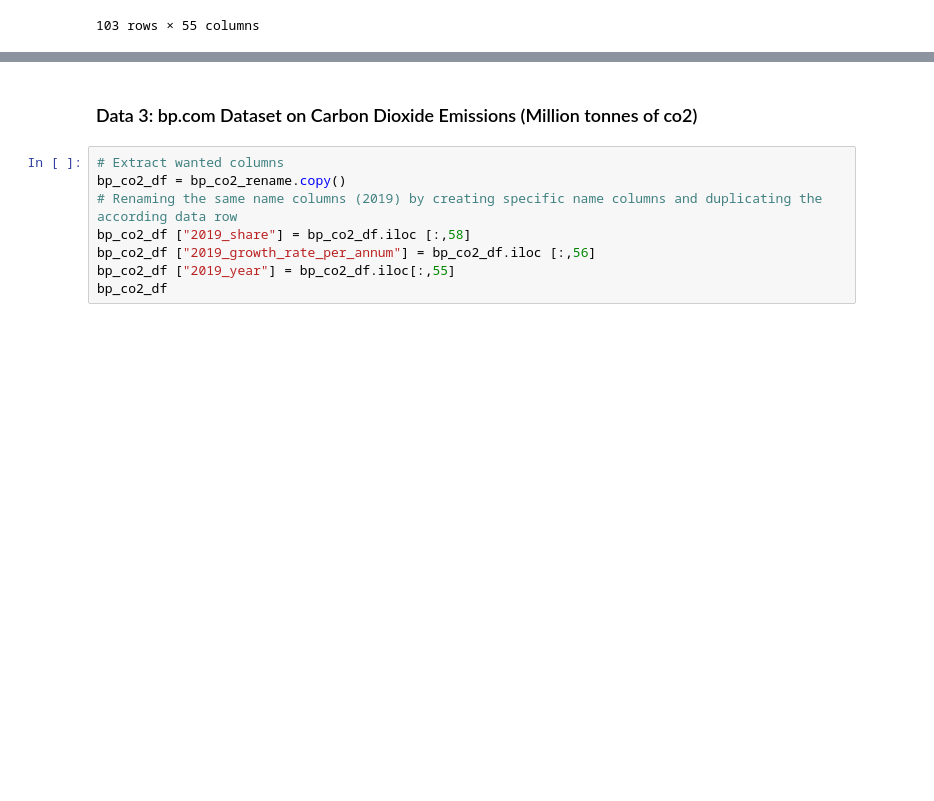
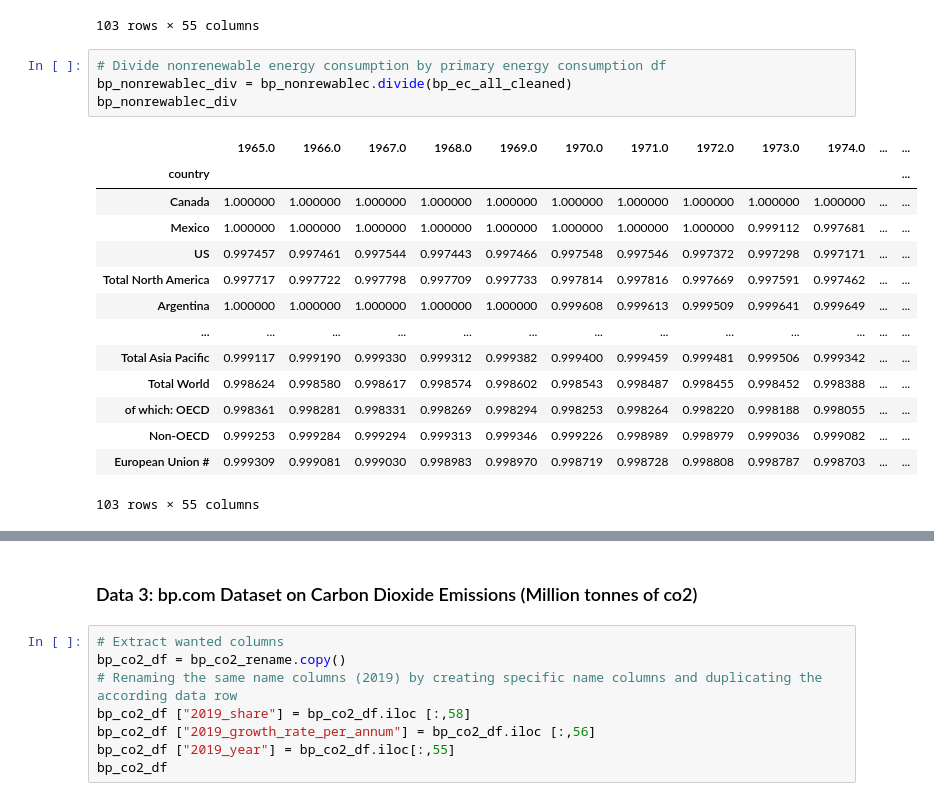
Before and after one commit to yuyhong23/One-Hot_Future, a Jupyter notebook: data_cleaning.ipynb, the cells around one changed output, grey strips where cells are left out. Cells and saved outputs as stored; diff of their text form; blank space fills up the shorter version.

```diff
--- a/data_cleaning.ipynb
+++ b/data_cleaning.ipynb
@@ -562,3 +592,22 @@ bp_nonrewablec
 | Non-OECD | 45.902645 | 48.852609 | 50.481083 | 52.846759 | 56.506375 | 61.148675 | 65.592095 | 69.585781 | 73.875332 | 77.411368 | ... | ... |
 | European Union # | 42.064094 | 43.242832 | 44.466328 | 47.343083 | 50.875159 | 54.125978 | 55.394062 | 58.050755 | 61.300808 | 60.288352 | ... | ... |
 103 rows × 55 columns
+# %%
+# Divide nonrenewable energy consumption by primary energy consumption df
+bp_nonrewablec_div = bp_nonrewablec.divide(bp_ec_all_cleaned)
+bp_nonrewablec_div
+# %% [output]
+|  | 1965.0 | 1966.0 | 1967.0 | 1968.0 | 1969.0 | 1970.0 | 1971.0 | 1972.0 | 1973.0 | 1974.0 | ... | ... |
+| country |  |  |  |  |  |  |  |  |  |  |  | ... |
+| Canada | 1.000000 | 1.000000 | 1.000000 | 1.000000 | 1.000000 | 1.000000 | 1.000000 | 1.000000 | 1.000000 | 1.000000 | ... | ... |
+| Mexico | 1.000000 | 1.000000 | 1.000000 | 1.000000 | 1.000000 | 1.000000 | 1.000000 | 1.000000 | 0.999112 | 0.997681 | ... | ... |
+| US | 0.997457 | 0.997461 | 0.997544 | 0.997443 | 0.997466 | 0.997548 | 0.997546 | 0.997372 | 0.997298 | 0.997171 | ... | ... |
+| Total North America | 0.997717 | 0.997722 | 0.997798 | 0.997709 | 0.997733 | 0.997814 | 0.997816 | 0.997669 | 0.997591 | 0.997462 | ... | ... |
+| Argentina | 1.000000 | 1.000000 | 1.000000 | 1.000000 | 1.000000 | 0.999608 | 0.999613 | 0.999509 | 0.999641 | 0.999649 | ... | ... |
+| ... | ... | ... | ... | ... | ... | ... | ... | ... | ... | ... | ... | ... |
+| Total Asia Pacific | 0.999117 | 0.999190 | 0.999330 | 0.999312 | 0.999382 | 0.999400 | 0.999459 | 0.999481 | 0.999506 | 0.999342 | ... | ... |
+| Total World | 0.998624 | 0.998580 | 0.998617 | 0.998574 | 0.998602 | 0.998543 | 0.998487 | 0.998455 | 0.998452 | 0.998388 | ... | ... |
+| of which: OECD | 0.998361 | 0.998281 | 0.998331 | 0.998269 | 0.998294 | 0.998253 | 0.998264 | 0.998220 | 0.998188 | 0.998055 | ... | ... |
+| Non-OECD | 0.999253 | 0.999284 | 0.999294 | 0.999313 | 0.999346 | 0.999226 | 0.998989 | 0.998979 | 0.999036 | 0.999082 | ... | ... |
+| European Union # | 0.999309 | 0.999081 | 0.999030 | 0.998983 | 0.998970 | 0.998719 | 0.998728 | 0.998808 | 0.998787 | 0.998703 | ... | ... |
+103 rows × 55 columns
```
Also changed, not shown: parts of 12 cells of this notebook, 1 other file.
